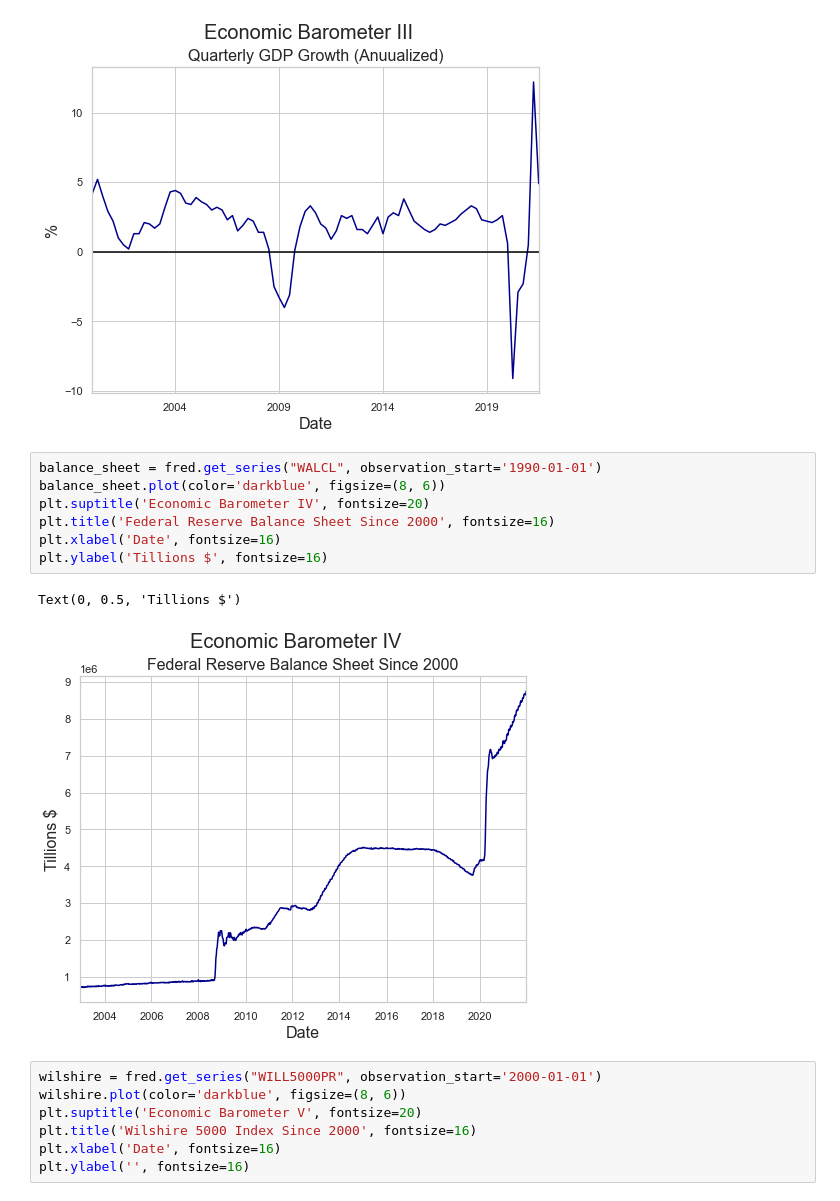
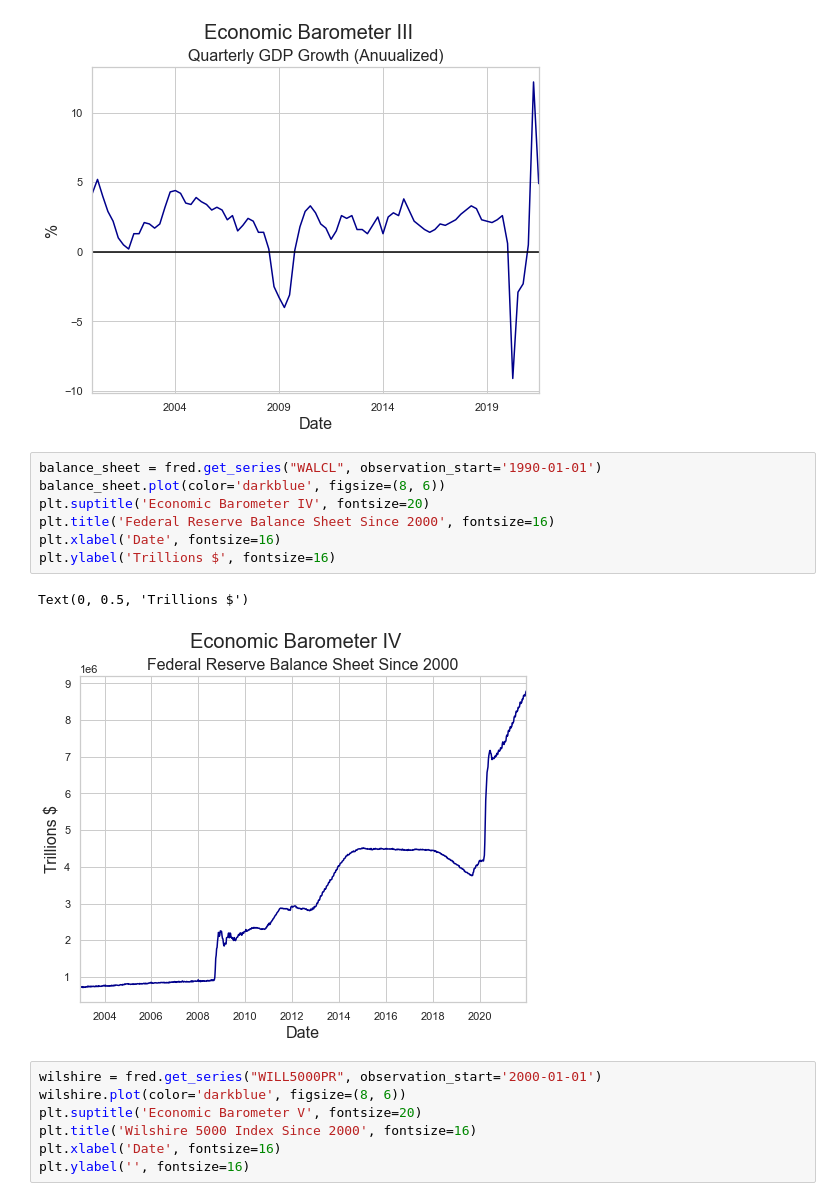
Before and after one commit to thsavage/Public-Presentations, a Jupyter notebook: Implications of the Current Economic Cycle for CRE.ipynb, the cells around one changed output. Cells and saved outputs as stored; diff of their text form.

```diff
--- a/Implications of the Current Economic Cycle for CRE.ipynb
+++ b/Implications of the Current Economic Cycle for CRE.ipynb
@@ -107,13 +107,13 @@ plt.axhline(0, color='black')
 # %%
 balance_sheet = fred.get_series("WALCL", observation_start='1990-01-01')
 balance_sheet.plot(color='darkblue', figsize=(8, 6))
 plt.suptitle('Economic Barometer IV', fontsize=20)
 plt.title('Federal Reserve Balance Sheet Since 2000', fontsize=16)
 plt.xlabel('Date', fontsize=16)
-plt.ylabel('Tillions $', fontsize=16)
+plt.ylabel('Trillions $', fontsize=16)
 # %% [output]
-Text(0, 0.5, 'Tillions $')
+Text(0, 0.5, 'Trillions $')
-[figure, old version]
+[figure, new version]
 # %%
 wilshire = fred.get_series("WILL5000PR", observation_start='2000-01-01')
 wilshire.plot(color='darkblue', figsize=(8, 6))
```
Also changed, not shown: parts of 4 cells of this notebook, 1 other file.
